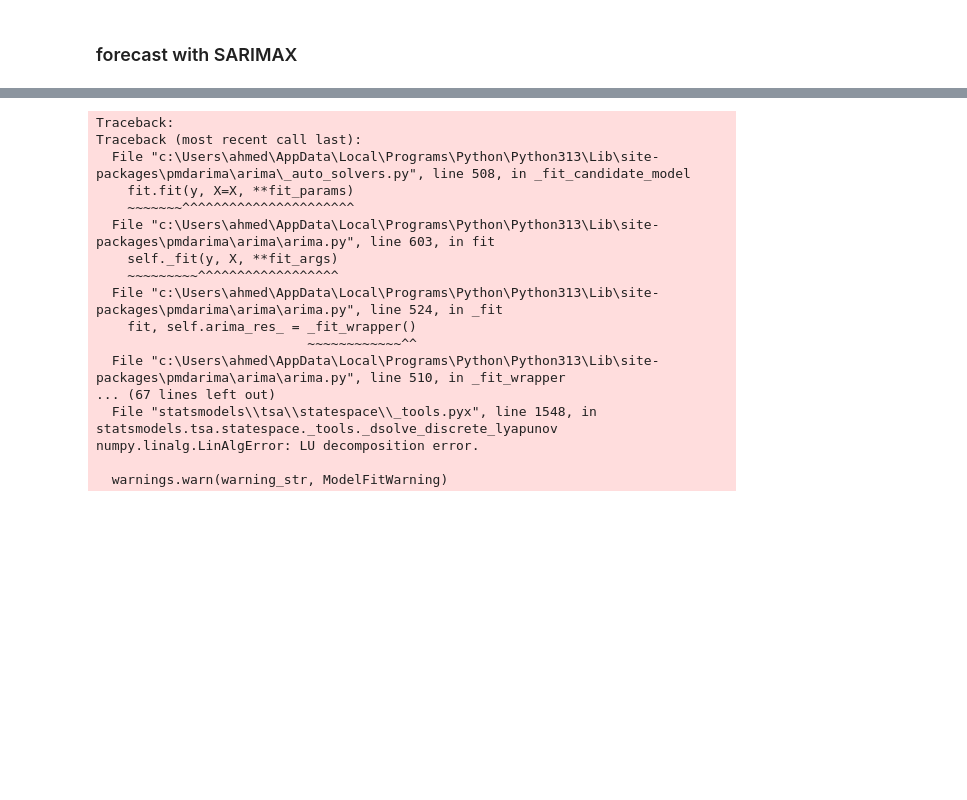
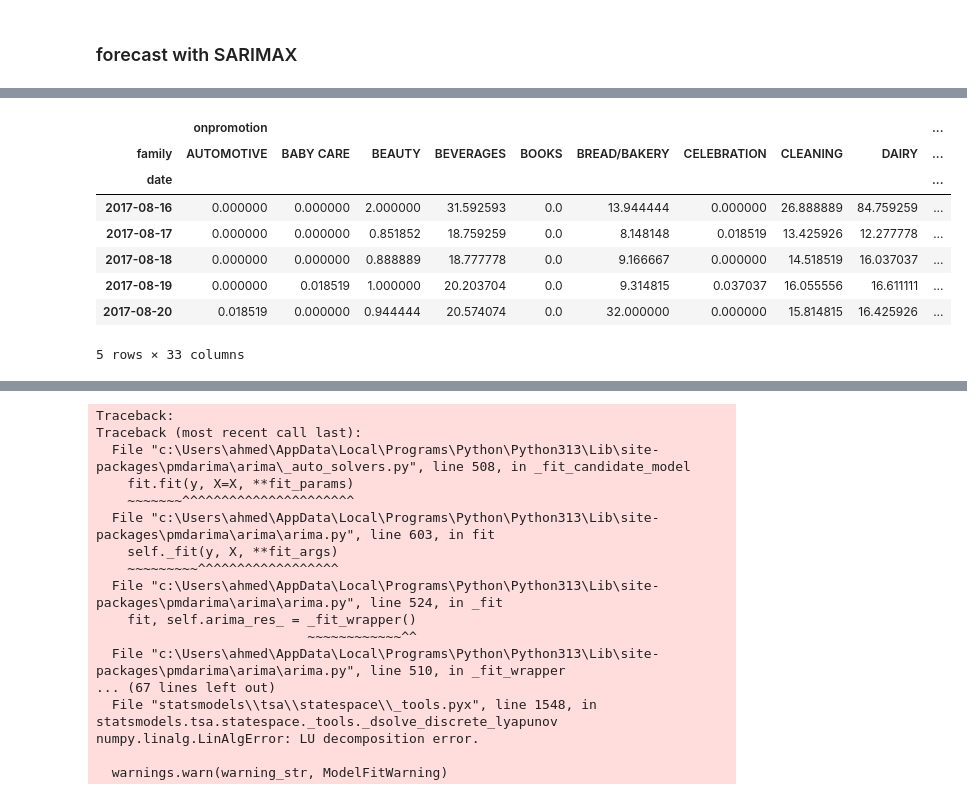
Before and after one commit to InspectorGoole/Sales-Demand-Forecast, a Jupyter notebook: sales_fore.ipynb, the cells around one changed output, grey strips where cells are left out. Saved outputs shown, nothing was run; the diff lists cells and outputs as text; code cells hidden in the pictures; blank space fills up the shorter version.

```diff
--- a/sales_fore.ipynb
+++ b/sales_fore.ipynb
@@ -1195,0 +1328,6 @@ external_factors_df
+# %%
+import pandas as pd
+
+test_set = pd.read_csv('test.csv')
+
+test_set.head()
@@ -1195,0 +1341,19 @@ external_factors_df
+# %%
+test_set.index = pd.to_datetime(test_set.index)
+# %%
+external_feat = (
+    test_set.groupby(['family', 'date']).mean().unstack('family')
+    .loc[:,['onpromotion']]
+)
+
+external_feat.head()
+# %% [output]
+|  | onpromotion |  |  |  |  |  |  |  |  | ... |
+| family | AUTOMOTIVE | BABY CARE | BEAUTY | BEVERAGES | BOOKS | BREAD/BAKERY | CELEBRATION | CLEANING | DAIRY | ... |
+| date |  |  |  |  |  |  |  |  |  | ... |
+| 2017-08-16 | 0.000000 | 0.000000 | 2.000000 | 31.592593 | 0.0 | 13.944444 | 0.000000 | 26.888889 | 84.759259 | ... |
+| 2017-08-17 | 0.000000 | 0.000000 | 0.851852 | 18.759259 | 0.0 | 8.148148 | 0.018519 | 13.425926 | 12.277778 | ... |
+| 2017-08-18 | 0.000000 | 0.000000 | 0.888889 | 18.777778 | 0.0 | 9.166667 | 0.000000 | 14.518519 | 16.037037 | ... |
+| 2017-08-19 | 0.000000 | 0.018519 | 1.000000 | 20.203704 | 0.0 | 9.314815 | 0.037037 | 16.055556 | 16.611111 | ... |
+| 2017-08-20 | 0.018519 | 0.000000 | 0.944444 | 20.574074 | 0.0 | 32.000000 | 0.000000 | 15.814815 | 16.425926 | ... |
+5 rows × 33 columns
```
Also changed, not shown: parts of 35 cells of this notebook.
